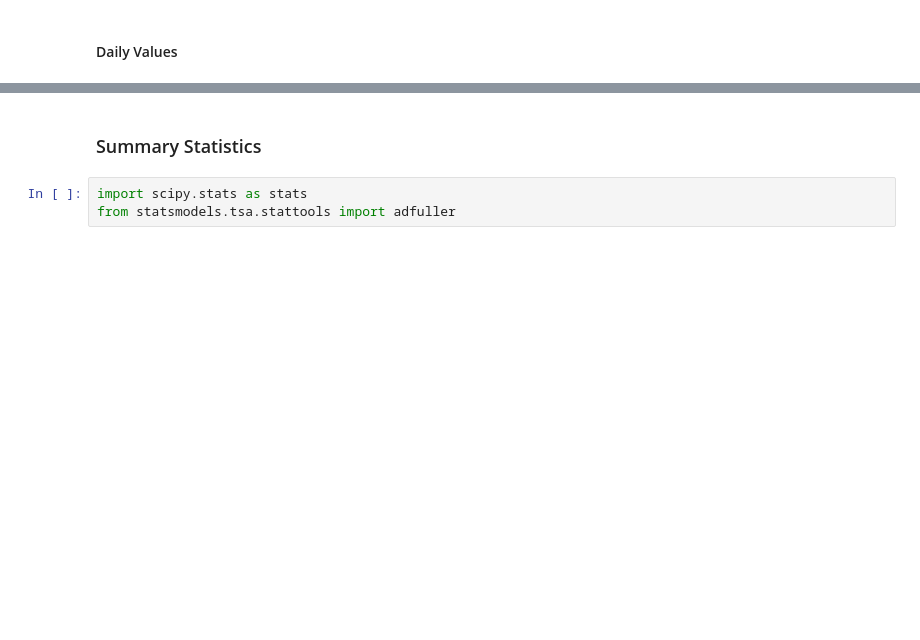
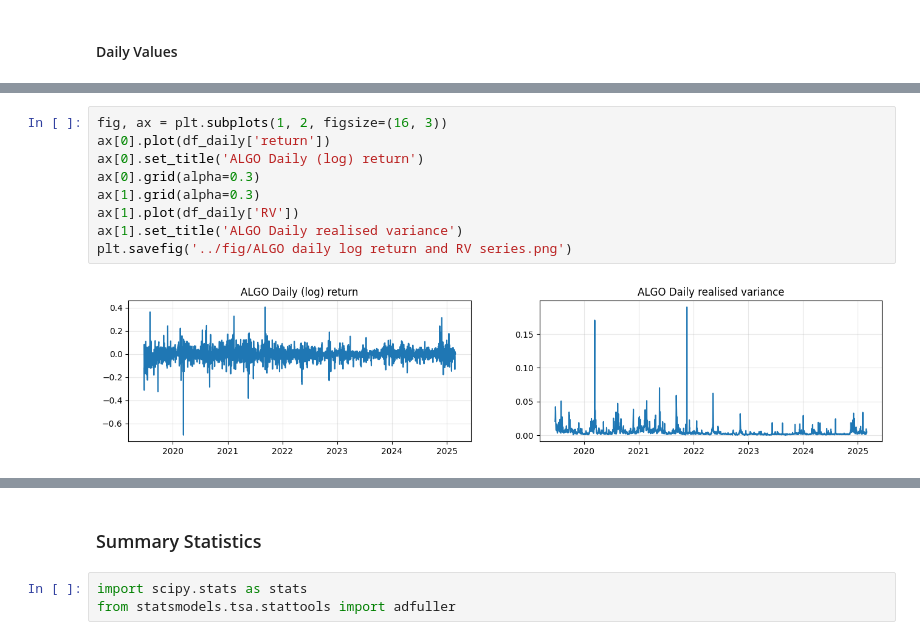
Before and after one commit to kiwi-lemongrass/DSE4101_Individual-Project, a Jupyter notebook: src/pre.ipynb, the cells around one changed output, grey strips where cells are left out. Saved outputs shown, nothing was run; the diff lists cells and outputs as text; blank space fills up the shorter version.

```diff
--- a/src/pre.ipynb
+++ b/src/pre.ipynb
@@ -169,0 +163,11 @@ gen_plot(df_daily['lnRV'], "lnRV")
+# %%
+fig, ax = plt.subplots(1, 2, figsize=(16, 3))
+ax[0].plot(df_daily['return'])
+ax[0].set_title('ALGO Daily (log) return')
+ax[0].grid(alpha=0.3)
+ax[1].grid(alpha=0.3)
+ax[1].plot(df_daily['RV'])
+ax[1].set_title('ALGO Daily realised variance')
+plt.savefig('../fig/ALGO daily log return and RV series.png')
+# %% [output]
+[figure, added]
```
Also changed, not shown: parts of 17 cells of this notebook, 23 other files.
